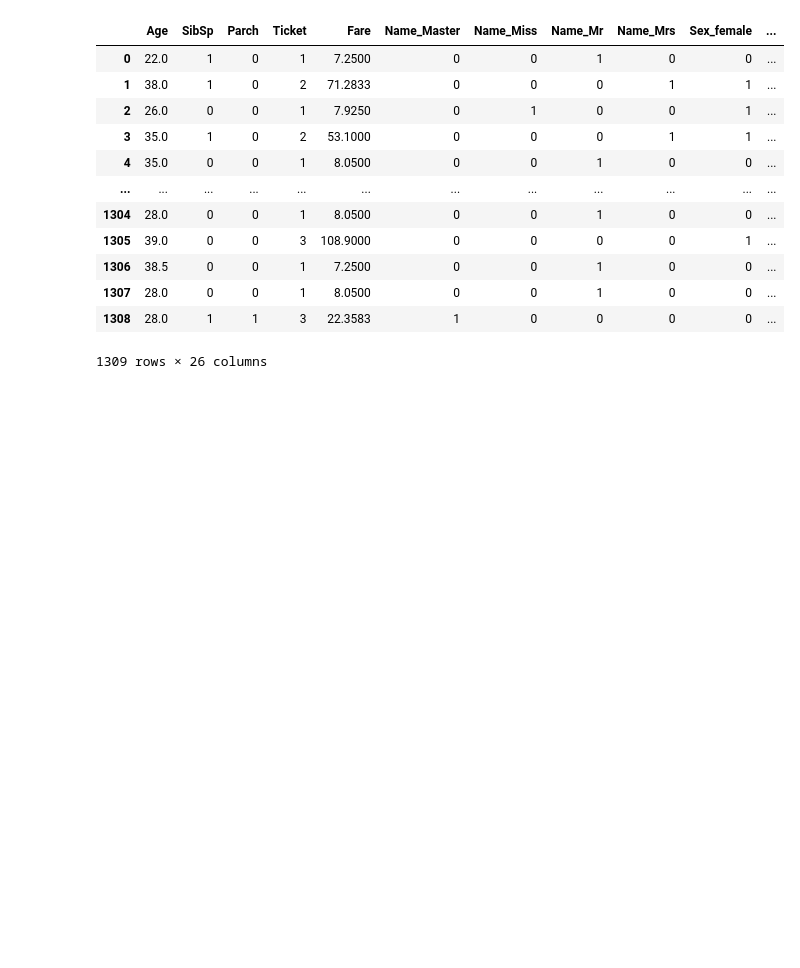
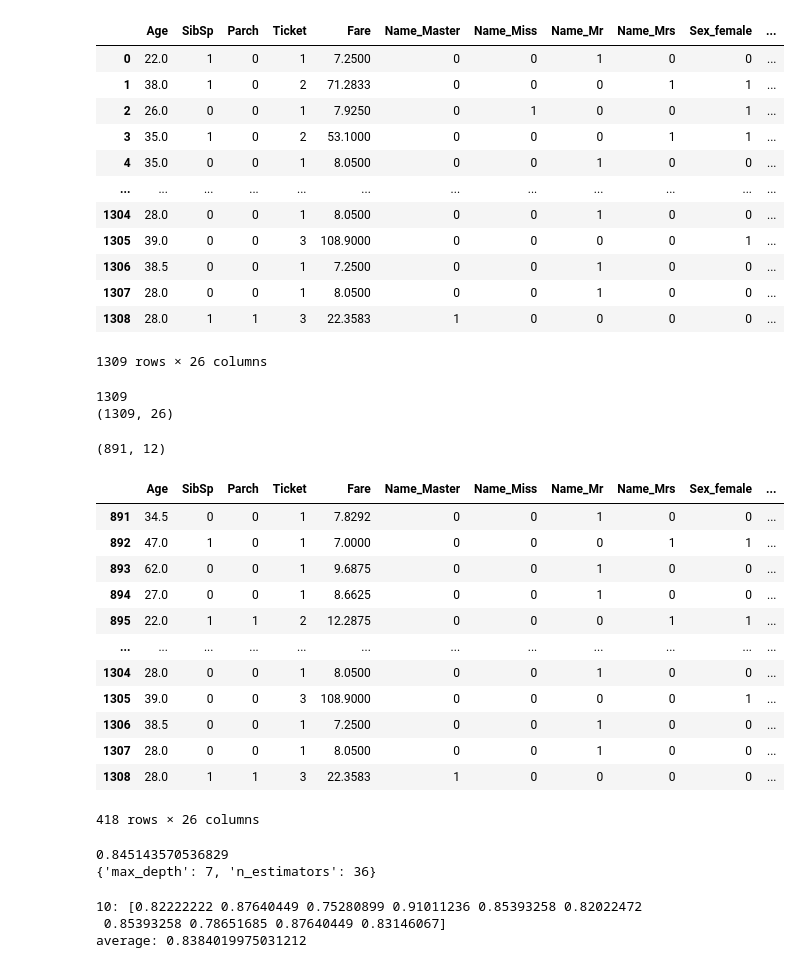
Before and after one commit to ryan9453/0602, a Jupyter notebook: titanic.ipynb, the cells around one changed output. Saved outputs shown, nothing was run; the diff lists cells and outputs as text; code cells hidden in the pictures; blank space fills up the shorter version.

```diff
--- a/titanic.ipynb
+++ b/titanic.ipynb
@@ -118,3 +118,54 @@ data
 | 1307 | 28.0 | 0 | 0 | 1 | 8.0500 | 0 | 0 | 1 | 0 | 0 | ... |
 | 1308 | 28.0 | 1 | 1 | 3 | 22.3583 | 1 | 0 | 0 | 0 | 0 | ... |
 1309 rows × 26 columns
+# %%
+# 得到資料[列數] 可用下列兩種
+print(len(data)) # 得到列數
+print(data.shape) # 得到 ( 列數, 欄數)
+train_df.shape
+# %% [output]
+1309
+(1309, 26)
+(891, 12)
+# %%
+# .loc (根據列編號)(X) iloc(根據第幾個)(O)
+# .iloc [第一列, 第二列, 第三列]
+x_train = data.iloc[:train_df.shape[0]]
+y_train = train_df['Survived']
+x_predict = data.iloc[train_df.shape[0]:]
+x_train
+x_predict
+# %% [output]
+|  | Age | SibSp | Parch | Ticket | Fare | Name_Master | Name_Miss | Name_Mr | Name_Mrs | Sex_female | ... |
+| 891 | 34.5 | 0 | 0 | 1 | 7.8292 | 0 | 0 | 1 | 0 | 0 | ... |
+| 892 | 47.0 | 1 | 0 | 1 | 7.0000 | 0 | 0 | 0 | 1 | 1 | ... |
+| 893 | 62.0 | 0 | 0 | 1 | 9.6875 | 0 | 0 | 1 | 0 | 0 | ... |
+| 894 | 27.0 | 0 | 0 | 1 | 8.6625 | 0 | 0 | 1 | 0 | 0 | ... |
+| 895 | 22.0 | 1 | 1 | 2 | 12.2875 | 0 | 0 | 0 | 1 | 1 | ... |
+| ... | ... | ... | ... | ... | ... | ... | ... | ... | ... | ... | ... |
+| 1304 | 28.0 | 0 | 0 | 1 | 8.0500 | 0 | 0 | 1 | 0 | 0 | ... |
+| 1305 | 39.0 | 0 | 0 | 3 | 108.9000 | 0 | 0 | 0 | 0 | 1 | ... |
+| 1306 | 38.5 | 0 | 0 | 1 | 7.2500 | 0 | 0 | 1 | 0 | 0 | ... |
+| 1307 | 28.0 | 0 | 0 | 1 | 8.0500 | 0 | 0 | 1 | 0 | 0 | ... |
+| 1308 | 28.0 | 1 | 1 | 3 | 22.3583 | 1 | 0 | 0 | 0 | 0 | ... |
+418 rows × 26 columns
+# %%
+import numpy as np
+from sklearn.model_selection import GridSearchCV
+from sklearn.model_selection import cross_val_score
+from sklearn.ensemble import RandomForestClassifier
+params = {
+    # (1). 5 (2).[1, 2, 3] (3). range
+    # 20-99
+    'n_estimators': range(20,100),
+    # 3-10
+    'max_depth': range(3,11)
+}
+clf = RandomForestClassifier()
+cv = GridSearchCV(clf, params, cv = 10, n_jobs = -1)
+cv.fit(x_train, y_train)
+print(cv.best_score_)
+print(cv.best_params_)
+# %% [output]
+0.845143570536829
+{'max_depth': 7, 'n_estimators': 36}
@@ -120,0 +177,9 @@ data
+# %%
+clf = RandomForestClassifier(n_estimators = 36, max_depth = 7)
+scores = cross_val_score(clf, x_train, y_train, cv = 10, n_jobs = -1)
+print('10:', scores)
+print('average:', np.average(scores))
+# %% [output]
+10: [0.82222222 0.87640449 0.75280899 0.91011236 0.85393258 0.82022472
+ 0.85393258 0.78651685 0.87640449 0.83146067]
+average: 0.8384019975031212
```
Also changed, not shown: parts of 5 cells of this notebook.
